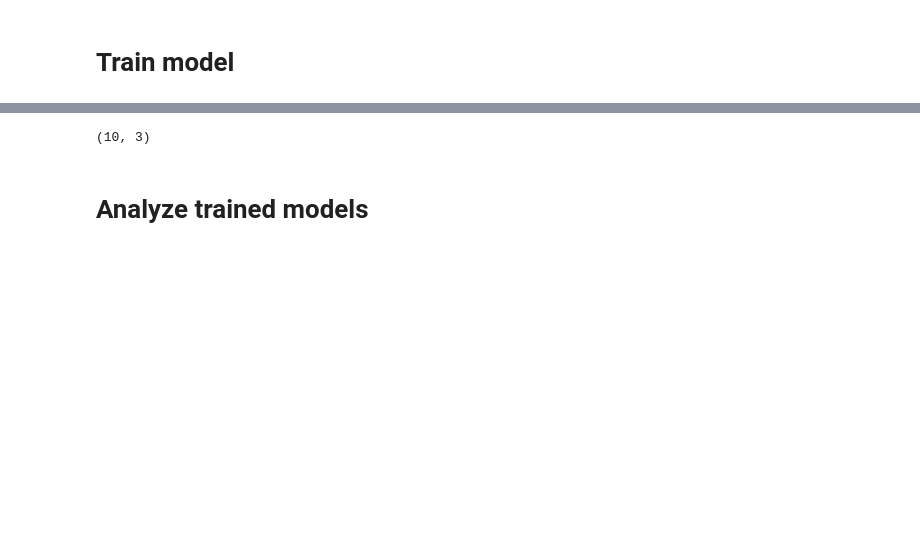
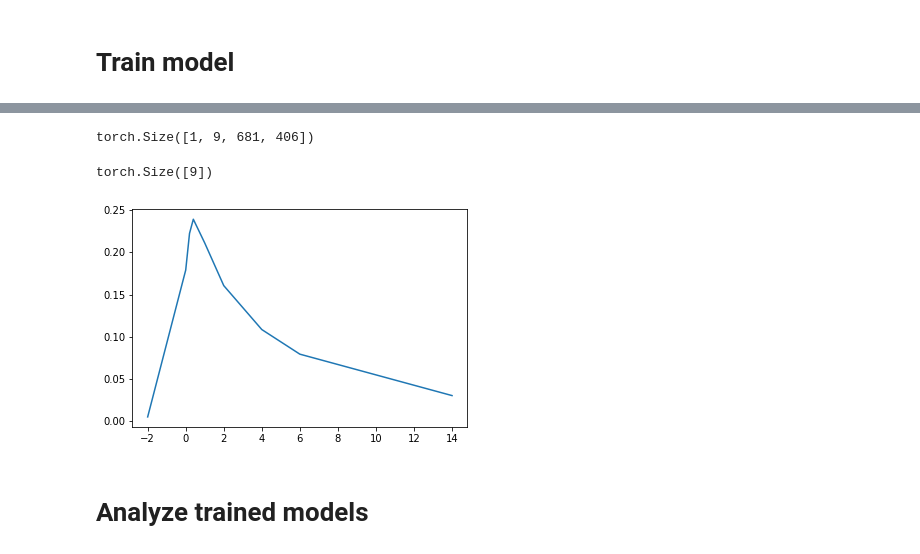
Before and after one commit to arya1080/spectral_autoencoder, a Jupyter notebook: spectral_autoencoder.ipynb, the cells around one changed output, grey strips where cells are left out. Drawn from its saved outputs; the diff is of its cells as text; code cells hidden in the pictures; blank space fills up the shorter version.

```diff
--- a/spectral_autoencoder.ipynb
+++ b/spectral_autoencoder.ipynb
@@ -328,5 +353,0 @@ Runs done: 1/1
-# %%
-loss_arr_xu_np = np.array(loss_arr_xu)
-print(loss_arr_xu_np.shape)
-# %% [output]
-(10, 3)
@@ -337 +354,23 @@ def sort_tuple(data):
+# %%
+images = img_stack[0,:,:,:]
+images = images[None, :]
+image_x_p = torch.permute(images, (0, 3, 1, 2))
+image_x_p = image_x_p.to(device)
+z = model.forward_enc(image_x_p)
+outputs = model.forward_dec(z)
+# %%
+print(outputs.shape)
+# %% [output]
+torch.Size([1, 9, 681, 406])
+# %%
+data = torch.mean(outputs, dim = [0,2,3])
+print(data.shape)
+# %% [output]
+torch.Size([9])
+# %%
+tau=np.array([-2,0,0.2,0.4,1,2,4,6,14])
+plt.plot(tau, data.detach().cpu().numpy())
+plt.show()
+# %% [output]
+[figure, added]
 # %%
```
Also changed, not shown: parts of 10 cells of this notebook.
